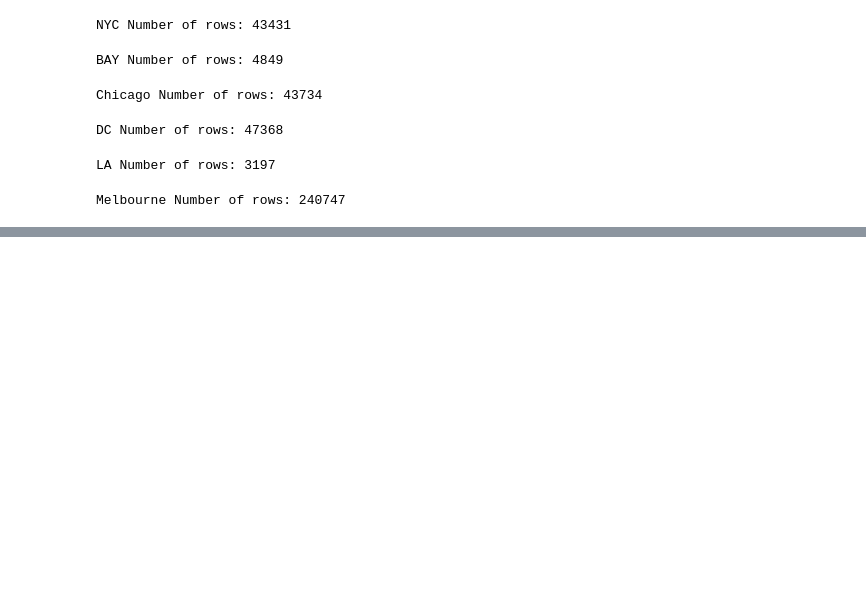
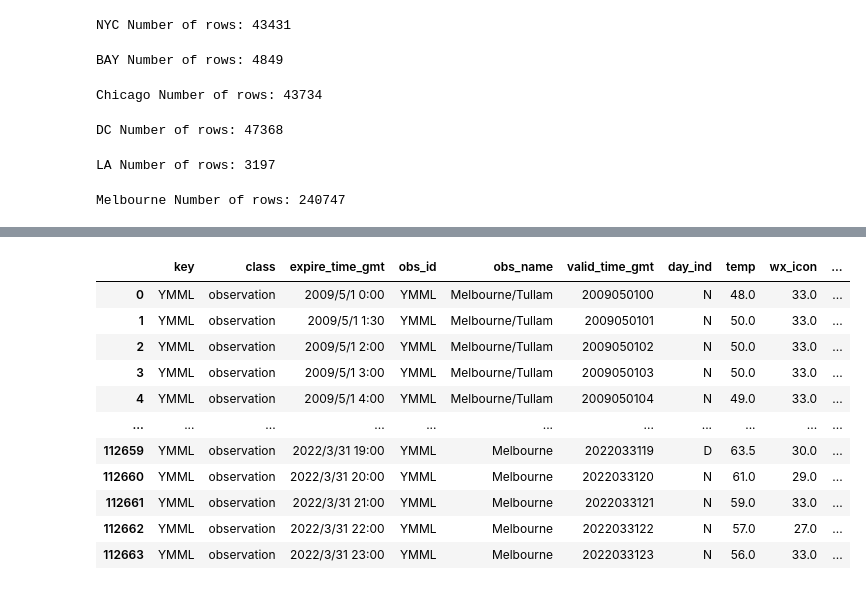
Before and after one commit to Liyue-Chen/STContext, a Jupyter notebook: data/Weather/analyze_wxx.ipynb, the cells around one changed output, grey strips where cells are left out. Saved outputs shown, nothing was run; the diff lists cells and outputs as text; code cells hidden in the pictures; blank space fills up the shorter version.

```diff
--- a/data/Weather/analyze_wxx.ipynb
+++ b/data/Weather/analyze_wxx.ipynb
@@ -368,0 +503,19 @@ Melbourne Number of rows: 240747
+# %%
+new_dict = {}
+big_ls = []
+for c in cities_ls:
+    tmp_ls = dict[c]
+    new_ls = []
+    for s in tmp_ls:
+        s_ls = s.split(' / ')
+        for t in s_ls:
+            if t not in new_ls: new_ls.append(t)
+            if t not in big_ls: big_ls.append(t)
+    print(c, "Number of types of wx_phrase:", len(new_ls))
+    if len(new_ls) == 0: continue
+    print(new_ls[:5])
+    new_dict[c] = new_ls
+
+print(len(big_ls))
+for s in big_ls:
+    print('- ' + s)
@@ -368,0 +618,64 @@ Melbourne Number of rows: 240747
+# %%
+import os
+import pandas as pd
+from tqdm import tqdm
+
+all_type = ['Cloudy', 'Fair', 'Rainy', 'Foggy', 'Snowy',\
+             'Windy', 'Overcast', 'Thunderstorm', 'Tornado', 'Hail']
+cities_ls = ['NYC', 'BAY','Chicago','DC','LA','Melbourne']
+suffix = 'Weather_ori_1.csv'
+dict = {}
+test_ls = ['Cloudy / Fair', 'Rain / Widespread Dust', 'Heavy Sleet / Thunder and Hail']
+# special_ls = ['Rain and Snow', 'Thunder and Hail', 'Thunder and Small Hail']
+def trans(x: str) -> str:
+    if not isinstance(x, str):
+        # print(x)
+        return '0000000000'
+    tmp_ls = []
+    tmp_str = ''
+    tmp = x.split(' / ')
+    for t in tmp:
+        t = trans_dict[t]
+        if '/' in t:
+            t = t.split(' / ')
+            for t1 in t:
+                tmp_ls.append(t1)
+        else:
+            tmp_ls.append(t)
+    for type in all_type:
+        tmp_str += '1' if type in tmp_ls else '0'
+    return tmp_str
+    # return tmp_str, tmp_ls
+
+for test in test_ls:
+    # tmp_str, tmp_ls = trans(test)
+    # print(test + ':', tmp_str, tmp_ls)
+    tmp_str = trans(test)
+    print(test + ':', tmp_str)
+
+for c in cities_ls:
+    f_path = f'./preprocessed/step1/{c}/'
+    f_file = c+'Weather_1h.csv'
+    f_str = f_path + f_file # the name of the file
+    df_trans = pd.read_csv(f_str)
+    num_rows = len(df_trans)
+    print(c, "Number of rows:", num_rows)
+    if num_rows == 0: continue
+    df_trans['wx_phrase'] = df_trans['wx_phrase'].apply(trans)
+    trans_path = f'./preprocessed/step2/{c}/'
+    trans_file = c+'Weather_1h.csv'
+    if not os.path.exists(trans_path):
+        os.makedirs(trans_path)
+
+    def date2str(date_str: str):
+        from datetime import datetime
+        import re
+        ls = re.split(r'/| ', date_str)
+        s = f'{ls[0]}{ls[1].zfill(2)}{ls[2].zfill(2)}{ls[3].zfill(2)}'
+        return s
+
+    df_trans['valid_time_gmt'] = df_trans['valid_time_gmt'].apply(date2str)
+
+    df_trans.to_csv(trans_path+trans_file, index=False)
+df_trans
+# %% [output]
@@ -368,0 +691,12 @@ Melbourne Number of rows: 240747
+|  | key | class | expire_time_gmt | obs_id | obs_name | valid_time_gmt | day_ind | temp | wx_icon | ... |
+| 0 | YMML | observation | 2009/5/1 0:00 | YMML | Melbourne/Tullam | 2009050100 | N | 48.0 | 33.0 | ... |
+| 1 | YMML | observation | 2009/5/1 1:30 | YMML | Melbourne/Tullam | 2009050101 | N | 50.0 | 33.0 | ... |
+| 2 | YMML | observation | 2009/5/1 2:00 | YMML | Melbourne/Tullam | 2009050102 | N | 50.0 | 33.0 | ... |
+| 3 | YMML | observation | 2009/5/1 3:00 | YMML | Melbourne/Tullam | 2009050103 | N | 50.0 | 33.0 | ... |
+| 4 | YMML | observation | 2009/5/1 4:00 | YMML | Melbourne/Tullam | 2009050104 | N | 49.0 | 33.0 | ... |
+| ... | ... | ... | ... | ... | ... | ... | ... | ... | ... | ... |
+| 112659 | YMML | observation | 2022/3/31 19:00 | YMML | Melbourne | 2022033119 | D | 63.5 | 30.0 | ... |
+| 112660 | YMML | observation | 2022/3/31 20:00 | YMML | Melbourne | 2022033120 | N | 61.0 | 29.0 | ... |
+| 112661 | YMML | observation | 2022/3/31 21:00 | YMML | Melbourne | 2022033121 | N | 59.0 | 33.0 | ... |
+| 112662 | YMML | observation | 2022/3/31 22:00 | YMML | Melbourne | 2022033122 | N | 57.0 | 27.0 | ... |
+| 112663 | YMML | observation | 2022/3/31 23:00 | YMML | Melbourne | 2022033123 | N | 56.0 | 33.0 | ... |
```
Also changed, not shown: parts of 37 cells of this notebook.
